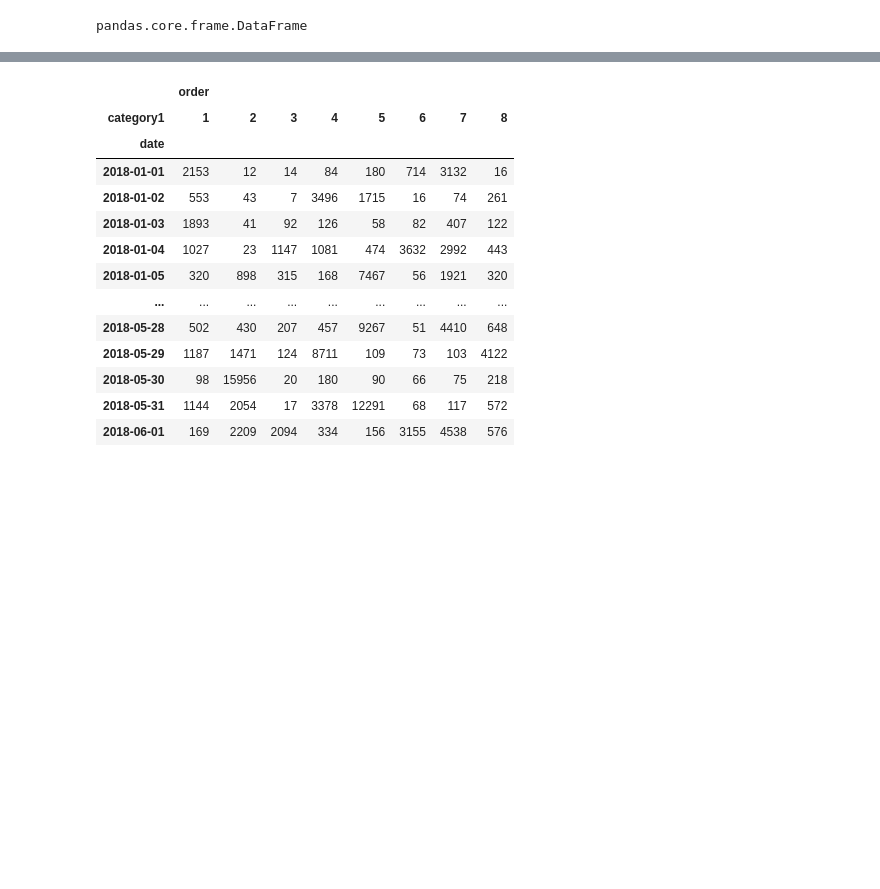
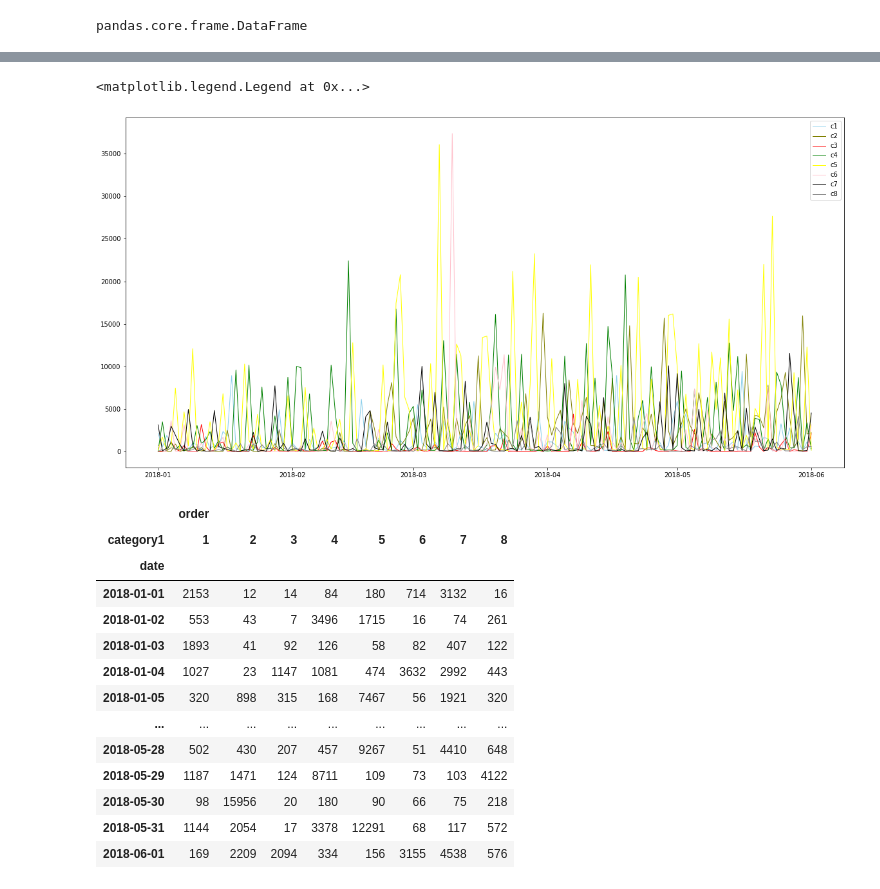
Before and after one commit to janapfeffer/DMC20_abraca-data, a Jupyter notebook: Seasonality.ipynb, the cells around one changed output, grey strips where cells are left out. Drawn from its saved outputs; the diff is of its cells as text; code cells hidden in the pictures; blank space fills up the shorter version.

```diff
--- a/Seasonality.ipynb
+++ b/Seasonality.ipynb
@@ -200,0 +234,6 @@ KeyError: 1
+# %%
+x.rename(columns={'test[1]':'test1'
+                          },
+                 inplace=True)
+for col in x.columns:
+    print(col)
@@ -200,0 +260,2 @@ KeyError: 1
+# %%
+x.reset_index(level=0, inplace=True)
@@ -200,0 +282,3 @@ KeyError: 1
+# %%
+x.columns = x.columns.get_level_values(0)
+x.columns
@@ -200,0 +289,4 @@ KeyError: 1
+# %%
+x.columns = ['index', 'date', 'c1', 'c2', 'c3', 'c4', 'c5', 'c6', 'c7', 'c8']
+for col in x.columns:
+    print(col)
@@ -201,3 +304,17 @@ KeyError: 1
+# %%
+plt.figure(figsize=(20,10))
+figure = plt.plot( 'date', 'c1', data=x, color='skyblue', linewidth=1)
+plt.plot( 'date', 'c2', data=x, color='olive', linewidth=1)
+plt.plot( 'date', 'c3', data=x, color='red', linewidth=1)
+plt.plot( 'date', 'c4', data=x, color='green', linewidth=1)
+plt.plot( 'date', 'c5', data=x, color='yellow', linewidth=1)
+plt.plot( 'date', 'c6', data=x, color='pink', linewidth=1)
+plt.plot( 'date', 'c7', data=x, color='black', linewidth=1)
+plt.plot( 'date', 'c8', data=x, color='grey', linewidth=1)
+plt.legend()
+# %% [output]
+<matplotlib.legend.Legend at 0x...>
+[figure, added]
 # %%
 df_categories_days = x.unstack(level=1)
 # %%
```
Also changed, not shown: parts of 15 cells of this notebook.
